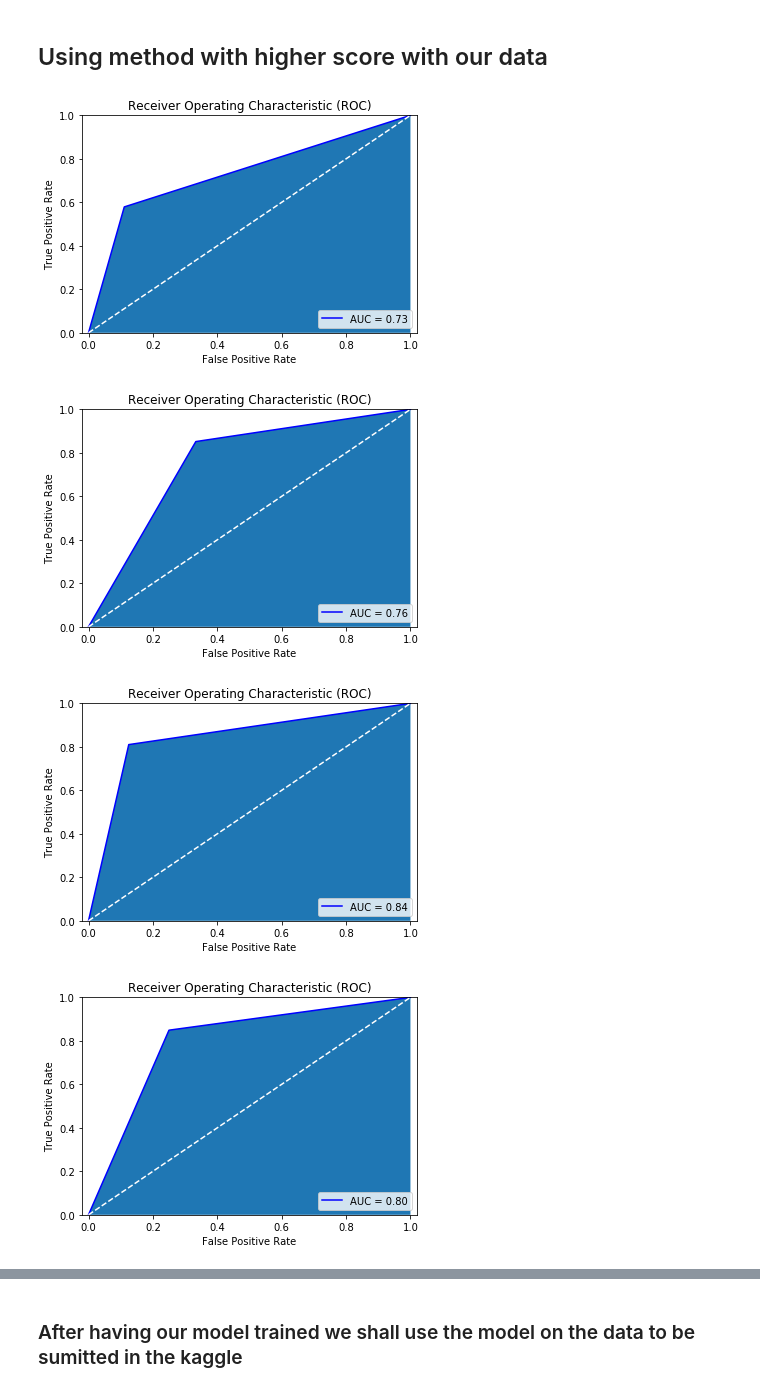
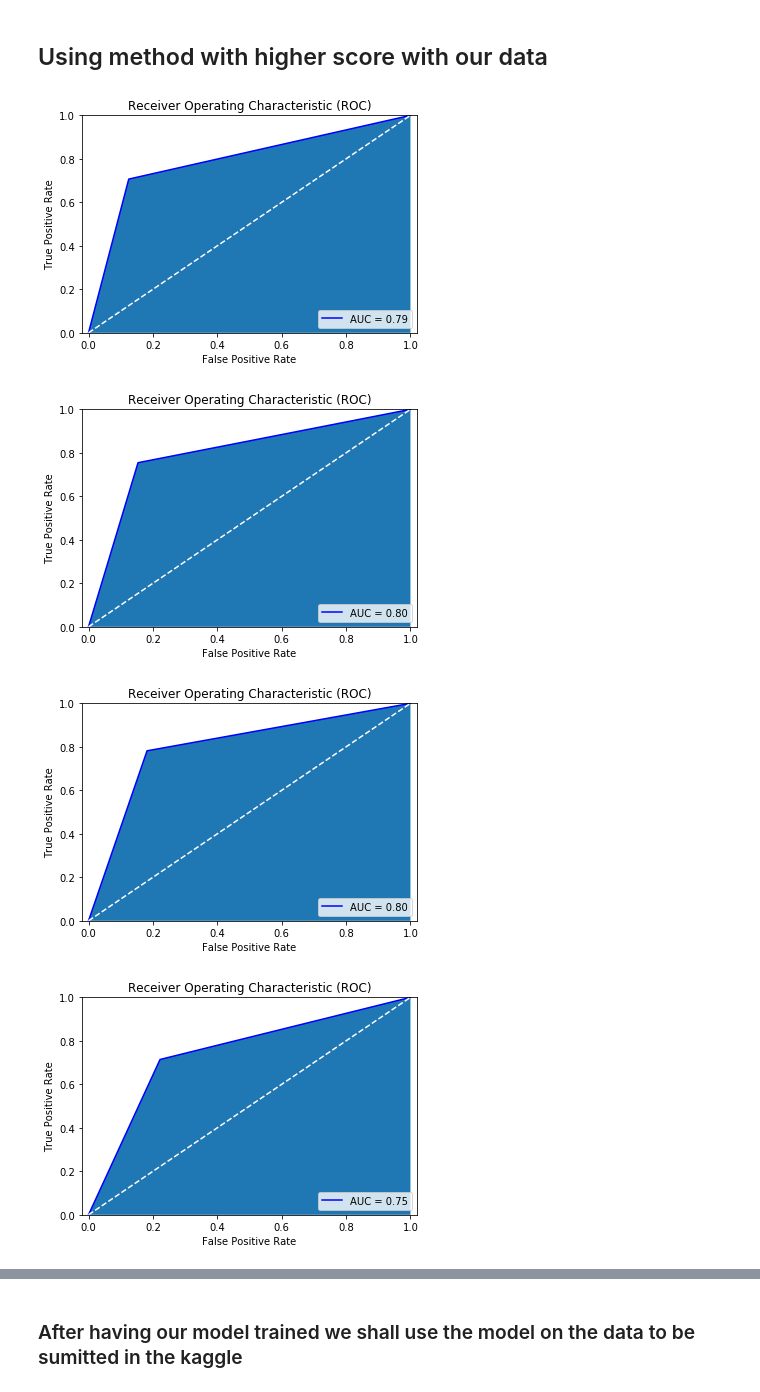
Before and after one commit to EdgarACarneiro/feup-ecac, a Jupyter notebook: project-competition/prediction.ipynb, the cells around one changed output, grey strips where cells are left out. Cells and saved outputs as stored; diff of their text form; code cells hidden in the pictures.

```diff
--- a/project-competition/prediction.ipynb
+++ b/project-competition/prediction.ipynb
@@ -199,8 +199,8 @@ def create_GB():
 # Useful Macros
 K_FOLD_NUM_SPLITS = 5
 USE_PCA = False
-UNDERSAMPLE = True
-OVERSAMPLE = True
+UNDERSAMPLE = False
+OVERSAMPLE = False
 
 # Pretty printer
 pp = pprint.PrettyPrinter(indent=4)
@@ -310,7 +310,7 @@ def getDecisionTreeBest(X, y, debug=True):
     '''Get the Decision Tree Hyper Parameters'''
 
     # Maximum number of levels in tree
-    max_depth = [int(x) for x in range(2, 20, 4)]
+    max_depth = [int(x) for x in range(2, 16, 2)]
     max_depth.append(None)
 
     # Create the random grid
@@ -318,8 +318,8 @@ def getDecisionTreeBest(X, y, debug=True):
             'classification__splitter': ['best', 'random'],
             'classification__max_features': ['auto', 'sqrt'],
             'classification__max_depth': max_depth,
-            'classification__min_samples_split':  [2, 5, 10],
-            'classification__min_samples_leaf':  [1, 2, 4],
+            'classification__min_samples_split':  [2, 4, 6, 8],
+            'classification__min_samples_leaf':  [2, 4, 6],
             'classification__class_weight': ["balanced", None]}
 
     if debug:
@@ -359,8 +359,8 @@ def getRandomForestBest(X, y, debug=True):
             'classification__max_features': ['auto', 'sqrt'],
             'classification__max_depth': max_depth,
             'classification__criterion': ['gini', 'entropy'],
-            'classification__min_samples_split':  [2, 5, 10],
-            'classification__min_samples_leaf':  [1, 2, 4],
+            'classification__min_samples_split':  [2, 4, 6, 8],
+            'classification__min_samples_leaf':  [2, 4, 6],
             'classification__class_weight': ["balanced", "balanced_subsample", None]}
 
     if debug:
@@ -427,8 +426,8 @@ def getGradientBoostBest(X, y, debug=True):
 # %%
 # Getting the best algorithm
 algorithms = [getLogisticRegressionBest(X, y),
-              getDecisionTreeBest(X, y)]
-              # getRandomForestBest(X, y)]
+              getDecisionTreeBest(X, y),
+              getRandomForestBest(X, y)]
               # getGradientBoostBest(X, y)]
 algorithms.sort(reverse=True, key=lambda el: el[0])
 
@@ -473,48 +487,51 @@ Best algorithm: Decision Tree
 # %%
 # Cross validation settings
 auc_scores = []
 confusion_matrixes = []
-cv = KFold(n_splits=K_FOLD_NUM_SPLITS, random_state=SEED, shuffle=False)
+cv = KFold(n_splits=K_FOLD_NUM_SPLITS, random_state=SEED, shuffle=True)
 
 # CHANGE THIS LINE TO CHANGE THE USED CLASSIFICATION METHOD
-# classifier = DecisionTreeClassifier(criterion='entropy', min_samples_leaf=2, min_samples_split=10, splitter='best')
-# classifier = GradientBoostingClassifier(criterion='friedman_mse', learning_rate=0.7, loss='deviance',
-#                                         min_samples_leaf=2, min_samples_split=2, n_estimators=8, random_state=SEED)
-classifier = RandomForestClassifier(bootstrap=False, class_weight='balanced', criterion='entropy',
-                                    max_depth=2, max_features='sqrt', min_samples_leaf=4,
-                                    min_samples_split=5, n_estimators=12)
+classifier = DecisionTreeClassifier(class_weight='balanced', criterion='entropy', max_depth=2,
+                                    max_features='auto', min_samples_leaf=2, min_samples_split=4,
+                                    splitter='best', random_state=SEED)
+
+#classifier = RandomForestClassifier(bootstrap=False, class_weight='balanced', criterion='gini',
+#                                    max_depth=6, max_features='auto', min_samples_leaf=2,
+#                                    min_samples_split=4, n_estimators=8, random_state=SEED)
+
+# Applying sampling techniques
+classifier = apply_sampling(classifier, OVERSAMPLE, UNDERSAMPLE)
 
 # Applying Cross validation
 for train_index, test_index in cv.split(X):
     X_train, X_test = X.iloc[train_index], X.iloc[test_index]
     y_train, y_test = y.iloc[train_index], y.iloc[test_index]
-
-    # Applying sampling techniques
-    classifier = apply_sampling(classifier, OVERSAMPLE, UNDERSAMPLE)
 
     # Training with this fold
     classifier.fit(X_train, y_train)
 
     # Testing & Measuring accuracy
     y_pred = classifier.predict(X_test)
 
     fpr, tpr, _ = metrics.roc_curve(y_test, y_pred)
     auc = metrics.auc(fpr, tpr)
 
     auc_scores.append(auc)
     confusion_matrixes.append(metrics.confusion_matrix(y_test, y_pred).ravel())
 
     plot_roc_auc(fpr, tpr, auc)
 
 # Visualization of classifier result - if DT or RF
-if isinstance(classifier, DecisionTreeClassifier):
-    visualize_tree(classifier, 'images/DT')
+algorithm = classifier.get_params().get('classification')
 
-elif isinstance(classifier, RandomForestClassifier):
-    for index, tree in enumerate(classifier.estimators_):
+if isinstance(algorithm, DecisionTreeClassifier):
+    visualize_tree(algorithm, 'images/DT')
+
+elif isinstance(algorithm, RandomForestClassifier):
+    for index, tree in enumerate(algorithm.estimators_):
         visualize_tree(tree, 'images/RF_' + str(index))
 # %% [output]
-[figure, old version]
+[figure, new version]
-[figure, old version]
+[figure, new version]
-[figure, old version]
+[figure, new version]
-[figure, old version]
+[figure, new version]
```
Also changed, not shown: parts of 9 cells of this notebook, 3 other files.
